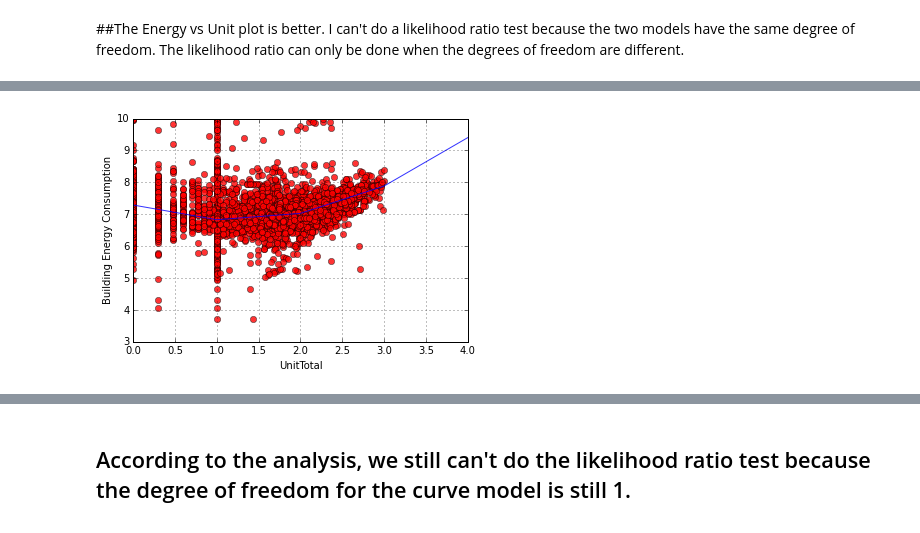
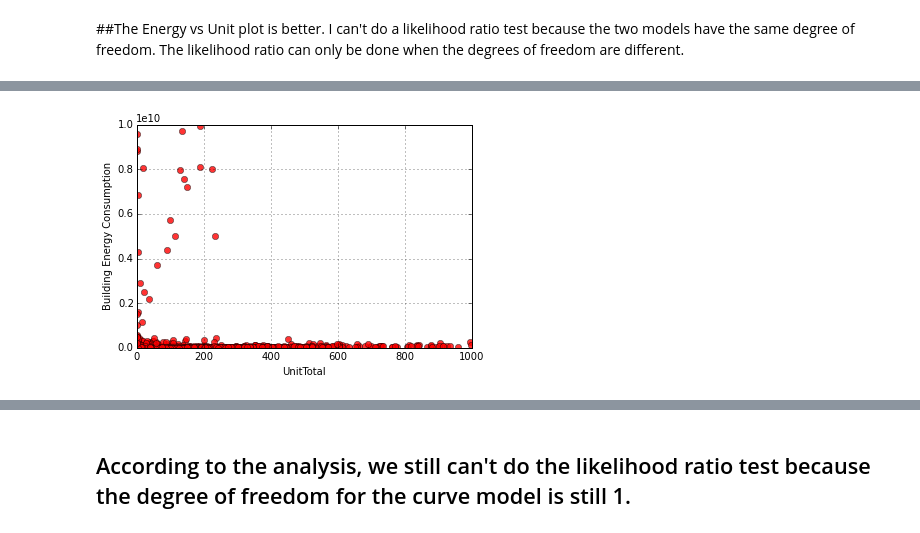
Before and after one commit to Elixeus/PUI2015_xwang, a Jupyter notebook: HW5/assignment5_1XiaWang.ipynb, the cells around one changed output, grey strips where cells are left out. Cells and saved outputs as stored; diff of their text form; code cells hidden in the pictures.

```diff
--- a/HW5/assignment5_1XiaWang.ipynb
+++ b/HW5/assignment5_1XiaWang.ipynb
@@ -172,6 +186,11 @@ plt.legend()
 ##The Energy vs Unit plot is better. I can't do a likelihood ratio test because the two models have the same degree of freedom. The likelihood ratio can only be done when the degrees of freedom are different.
 # %%
 # make a curve
-Xr = np.log10(BBLcut['UnitsTotal'])
-Yr = np.log10(BBLcut['Building Energy Consumption'])
-w2, w1, w0 = np.polyfit(Xr, Yr, 2)
+Xr = BBLcut['UnitsTotal']
+Yr = BBLcut['Building Energy Consumption']
+data1 = pd.DataFrame()
+data1['UT'] = Xr
+data1['BEC'] = Yr
+#w2, w1, w0 = np.polyfit(Xr, Yr, 2)
+myfit3 = smf.ols(formula='Yr ~ Xr + I(Xr^2)', data = data1).fit()
+myfit3.summary()
@@ -178,12 +216,12 @@ w2, w1, w0 = np.polyfit(Xr, Yr, 2)
 # %%
 #plot it
 xc = np.arange(0,5)
 yc =w2*xc**2 + w1*xc + w0
-plt.plot(X,Y,'ro', alpha = 0.8)
+plt.plot(Xr,Yr,'ro', alpha = 0.8)
 plt.plot(xc,yc,'b', alpha = 0.8)
 plt.xlabel('UnitTotal')
 plt.ylabel('Building Energy Consumption')
 plt.grid()
 plt.legend()
 # %% [output]
-[figure, old version]
+[figure, new version]
```
Also changed, not shown: parts of 9 cells of this notebook, 1 other file.
